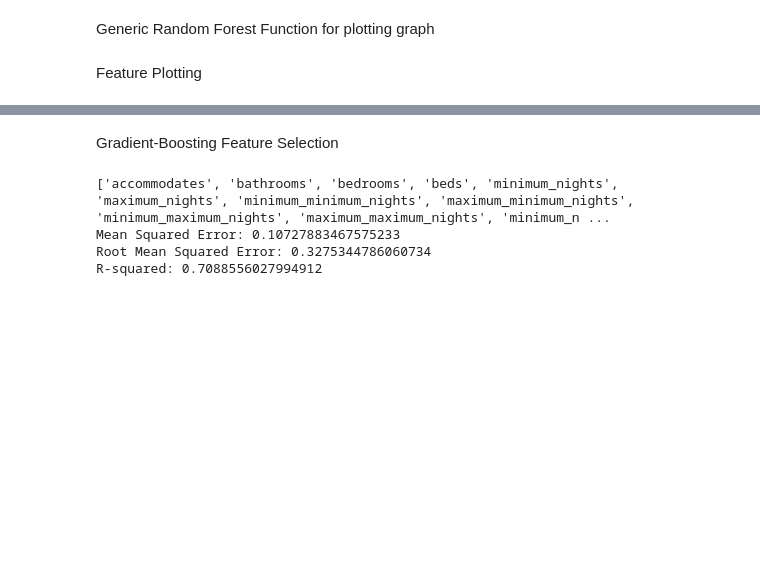
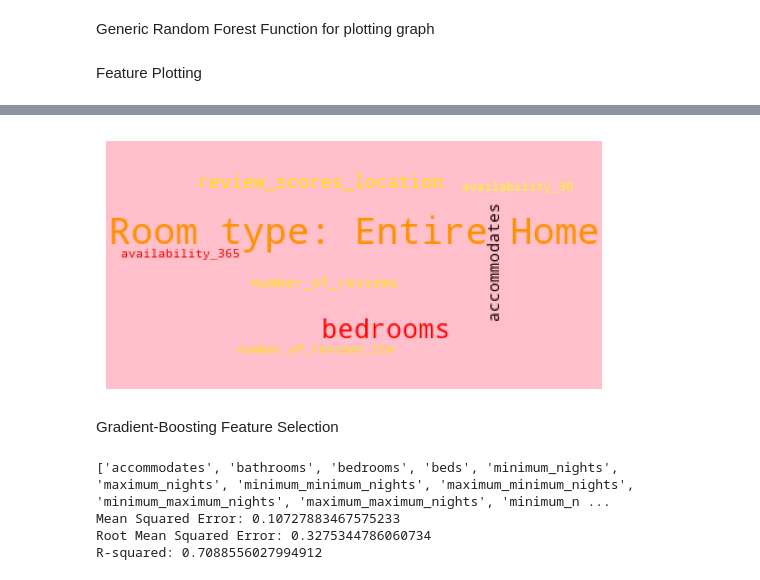
Before and after one commit to Arnesh997/FDS-Airbnb, a Jupyter notebook: main final.ipynb, the cells around one changed output, grey strips where cells are left out. Drawn from its saved outputs; the diff is of its cells as text; code cells hidden in the pictures; blank space fills up the shorter version.

```diff
--- a/main final.ipynb
+++ b/main final.ipynb
@@ -656,3 +708,33 @@ plt.show()
+# %%
+# Get the top 20 features from rForest_features_list
+features = rForest_features_list[:30]
+
+# Create a dictionary of the features and their importances
+feature_dict = dict(feature_importances[:30])
+
+# Create a WordCloud object
+wordcloud = WordCloud(colormap = 'hot',                   # font colors from palette
+                background_color ='pink', min_font_size = 10, max_font_size=40)
+
+# Generate the wordcloud
+wordcloud.generate_from_frequencies(feature_dict)
+
+# Create a figure and axes objects
+fig, ax = plt.subplots()
+
+# Add the wordcloud to the axes
+ax.imshow(wordcloud)
+
+# Set the title of the plot
+# ax.set_title('Top 20 Features from Random Forest', size=18)
+
+# Turn off the axis labels
+ax.axis('off')
+
+# Display the plot
+plt.show()
+# %% [output]
+[figure, added]
 # %% [markdown]
 Gradient-Boosting Feature Selection
 # %%
```
Also changed, not shown: parts of 8 cells of this notebook, 5 other files.
